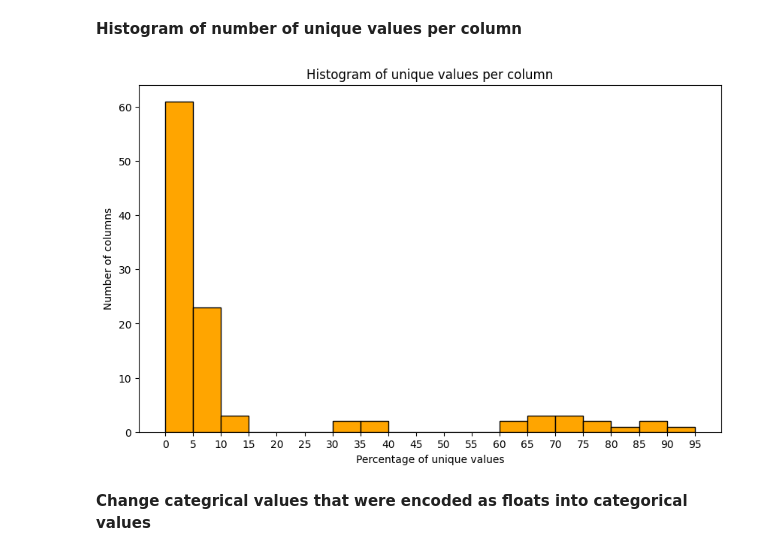
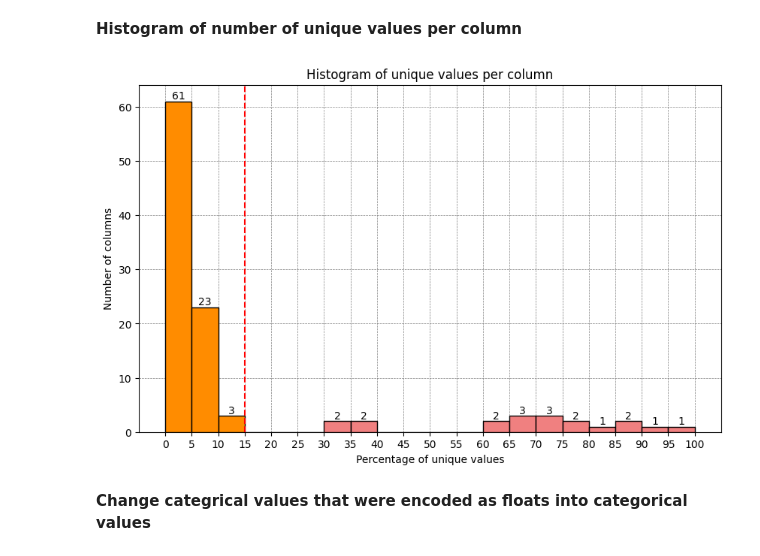
Before and after one commit to carlosla2802/TFG-repo, a Jupyter notebook: tfg_code.ipynb, the cells around one changed output. Cells and saved outputs as stored; diff of their text form; code cells hidden in the pictures.

```diff
--- a/tfg_code.ipynb
+++ b/tfg_code.ipynb
@@ -327,21 +340,35 @@ HTML(pd.DataFrame(unique_values, columns=['Unique values']).to_html())
 | _AIDTST3 | 3 |
 # %% [markdown]
 **Histogram of number of unique values per column**
-# %%
-# Define histogram limits
-bins = np.arange(0, 100, 5)
-
-# Create histogram
-plt.figure(figsize=(10, 6))
-plt.hist(unique_values, bins=bins, color='orange', edgecolor='black')
-plt.xticks(bins)
-plt.xlabel('Percentage of unique values')
-plt.ylabel('Number of columns')
-plt.title('Histogram of unique values per column')
-plt.grid(False)
-plt.show()
-# %% [output]
-[figure, removed]
+# %%
+
+# Define histogram limits
+bins = np.arange(0, 105, 5)
+
+# Create histogram
+plt.figure(figsize=(10, 6))
+# Activar la cuadrícula pero colocarla detrás de las barras
+plt.grid(True, color='gray', linestyle='--', linewidth=0.5, zorder=0)
+for b in bins[:-1]:
+    if b < 15:
+        color = 'darkorange'  # Tono de naranja más oscuro para barras a la izquierda de x=15
+    else:
+        color = 'lightcoral'  # Tono de naranja más claro para barras a la derecha de x=15
+    # Calcular el número de columnas en este rango de bin
+    count = np.sum((unique_values >= b) & (unique_values < b+5))
+    plt.bar(b + 2.5, count, width=5, color=color, edgecolor='black', zorder=3)
+    # Mostrar el valor de cada barra
+    if count > 0:  # Solo mostrar etiquetas para barras con conteo no nulo
+        plt.text(b + 2.5, count, str(count), ha='center', va='bottom')
+
+plt.axvline(x=15, color='red', linestyle='--', zorder=4)  # Línea vertical en x=15
+plt.xticks(bins)
+plt.xlabel('Percentage of unique values')
+plt.ylabel('Number of columns')
+plt.title('Histogram of unique values per column')
+plt.show()
+# %% [output]
+[figure, added]
 # %% [markdown]
 **Change categrical values that were encoded as floats into categorical values**
 # %%
```
Also changed, not shown: parts of 5 cells of this notebook, 1 other file.
